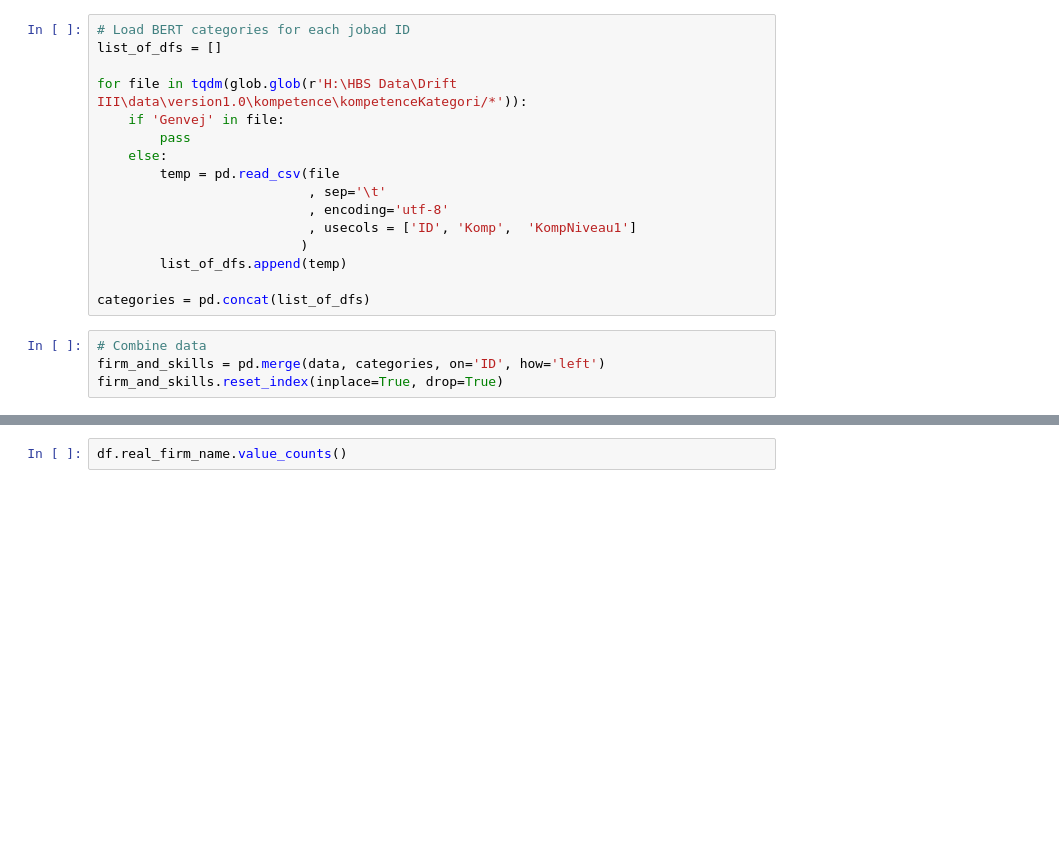
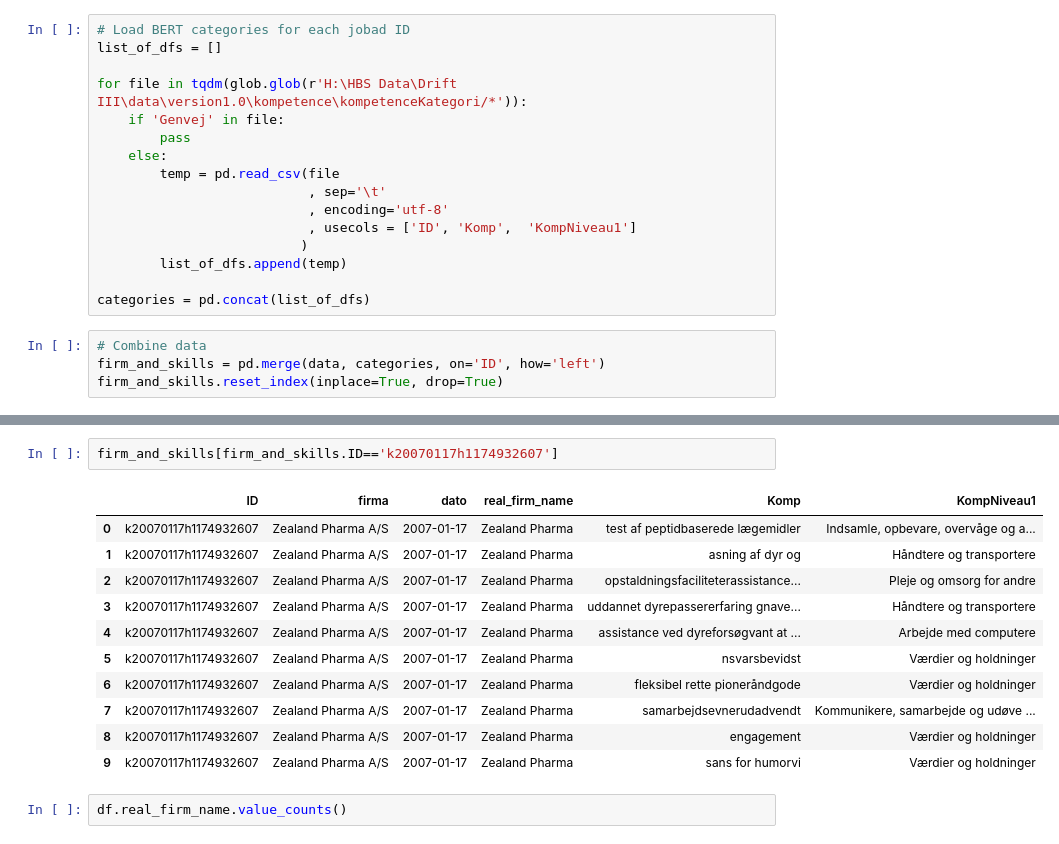
Before and after one commit to s-honore/Workforce-Skills-as-Performance-Indicators, a Jupyter notebook: create_data.ipynb, the cells around one changed output, grey strips where cells are left out. Drawn from its saved outputs; the diff is of its cells as text; blank space fills up the shorter version.

```diff
--- a/create_data.ipynb
+++ b/create_data.ipynb
@@ -43,3 +153,17 @@ firm_and_skills
+# %%
+firm_and_skills[firm_and_skills.ID=='k20070117h1174932607']
+# %% [output]
+|  | ID | firma | dato | real_firm_name | Komp | KompNiveau1 |
+| 0 | k20070117h1174932607 | Zealand Pharma A/S | 2007-01-17 | Zealand Pharma | test af peptidbaserede lægemidler | Indsamle, opbevare, overvåge og a... |
+| 1 | k20070117h1174932607 | Zealand Pharma A/S | 2007-01-17 | Zealand Pharma | asning af dyr og | Håndtere og transportere |
+| 2 | k20070117h1174932607 | Zealand Pharma A/S | 2007-01-17 | Zealand Pharma | opstaldningsfaciliteterassistance... | Pleje og omsorg for andre |
+| 3 | k20070117h1174932607 | Zealand Pharma A/S | 2007-01-17 | Zealand Pharma | uddannet dyrepassererfaring gnave... | Håndtere og transportere |
+| 4 | k20070117h1174932607 | Zealand Pharma A/S | 2007-01-17 | Zealand Pharma | assistance ved dyreforsøgvant at ... | Arbejde med computere |
+| 5 | k20070117h1174932607 | Zealand Pharma A/S | 2007-01-17 | Zealand Pharma | nsvarsbevidst | Værdier og holdninger |
+| 6 | k20070117h1174932607 | Zealand Pharma A/S | 2007-01-17 | Zealand Pharma | fleksibel rette pioneråndgode | Værdier og holdninger |
+| 7 | k20070117h1174932607 | Zealand Pharma A/S | 2007-01-17 | Zealand Pharma | samarbejdsevnerudadvendt | Kommunikere, samarbejde og udøve ... |
+| 8 | k20070117h1174932607 | Zealand Pharma A/S | 2007-01-17 | Zealand Pharma | engagement | Værdier og holdninger |
+| 9 | k20070117h1174932607 | Zealand Pharma A/S | 2007-01-17 | Zealand Pharma | sans for humorvi | Værdier og holdninger |
 # %%
 df.real_firm_name.value_counts()
 # %%
```
Also changed, not shown: parts of 10 cells of this notebook, 1 other file.
